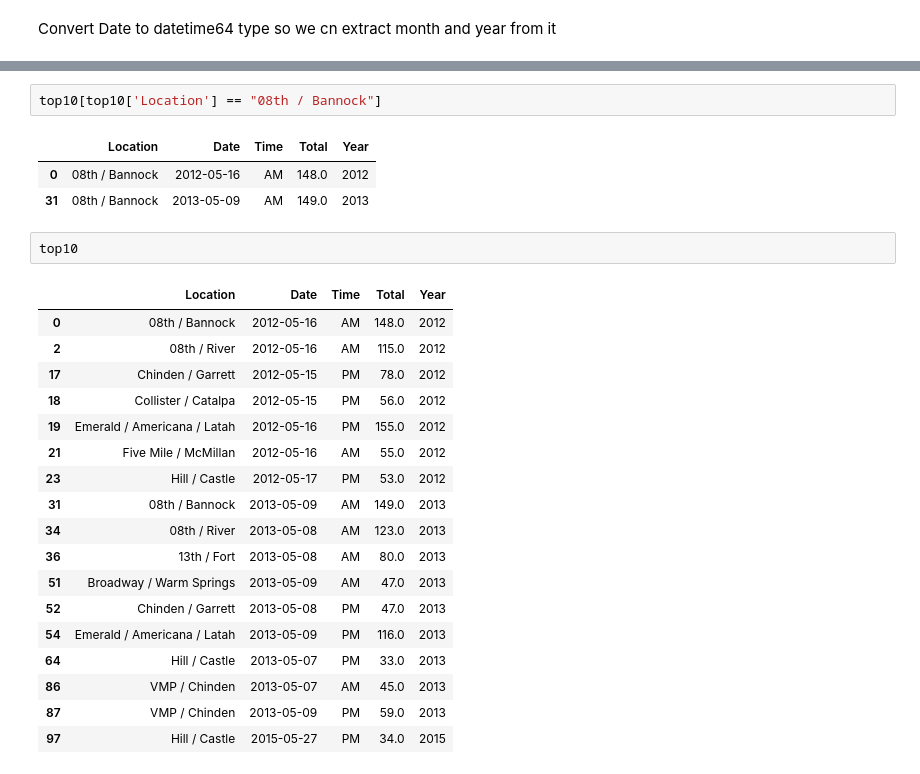
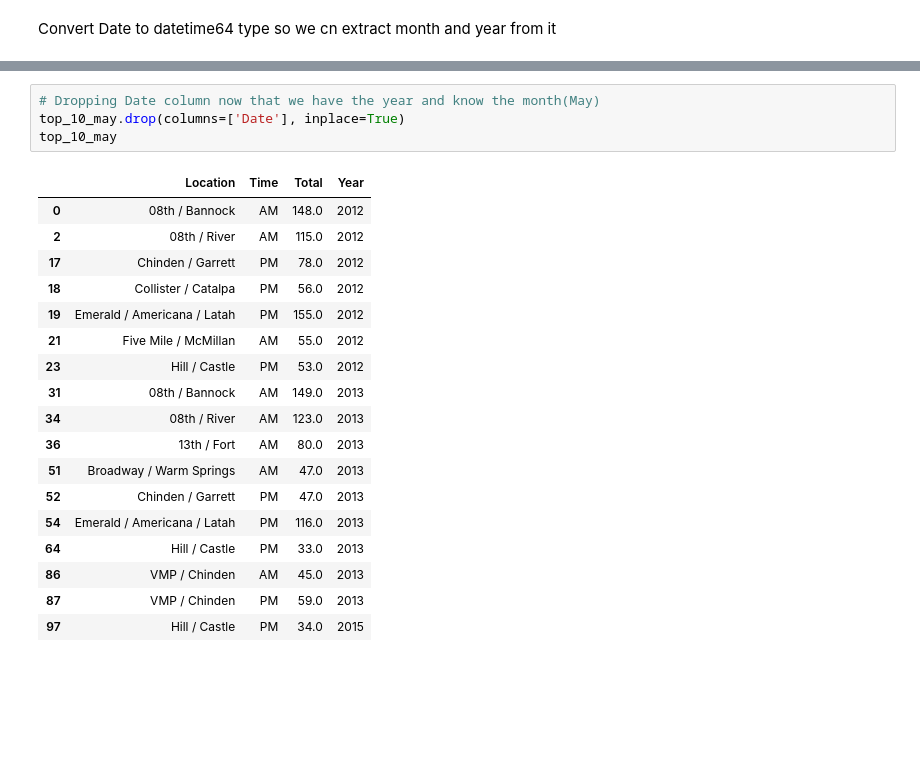
Before and after one commit to mikestefancic/TVCA, a Jupyter notebook: 04-tvca-infra.ipynb, the cells around one changed output, grey strips where cells are left out. Cells and saved outputs as stored; diff of their text form; blank space fills up the shorter version.

```diff
--- a/04-tvca-infra.ipynb
+++ b/04-tvca-infra.ipynb
@@ -282,31 +282,27 @@ Try using .loc[row_indexer,col_indexer] = value instead
 
 See the caveats in the documentation: http://pandas.pydata.org/pandas-docs/stable/indexing.html#indexing-view-versus-copy
   """Entry point for launching an IPython kernel.
-# %%
-top10[top10['Location'] == "08th / Bannock"]
-# %% [output]
-|  | Location | Date | Time | Total | Year |
-| 0 | 08th / Bannock | 2012-05-16 | AM | 148.0 | 2012 |
-| 31 | 08th / Bannock | 2013-05-09 | AM | 149.0 | 2013 |
-# %%
-top10
-# %% [output]
-|  | Location | Date | Time | Total | Year |
-| 0 | 08th / Bannock | 2012-05-16 | AM | 148.0 | 2012 |
-| 2 | 08th / River | 2012-05-16 | AM | 115.0 | 2012 |
-| 17 | Chinden / Garrett | 2012-05-15 | PM | 78.0 | 2012 |
-| 18 | Collister / Catalpa | 2012-05-15 | PM | 56.0 | 2012 |
-| 19 | Emerald / Americana / Latah | 2012-05-16 | PM | 155.0 | 2012 |
-| 21 | Five Mile / McMillan | 2012-05-16 | AM | 55.0 | 2012 |
-| 23 | Hill / Castle | 2012-05-17 | PM | 53.0 | 2012 |
-| 31 | 08th / Bannock | 2013-05-09 | AM | 149.0 | 2013 |
-| 34 | 08th / River | 2013-05-08 | AM | 123.0 | 2013 |
-| 36 | 13th / Fort | 2013-05-08 | AM | 80.0 | 2013 |
-| 51 | Broadway / Warm Springs | 2013-05-09 | AM | 47.0 | 2013 |
-| 52 | Chinden / Garrett | 2013-05-08 | PM | 47.0 | 2013 |
-| 54 | Emerald / Americana / Latah | 2013-05-09 | PM | 116.0 | 2013 |
-| 64 | Hill / Castle | 2013-05-07 | PM | 33.0 | 2013 |
-| 86 | VMP / Chinden | 2013-05-07 | AM | 45.0 | 2013 |
-| 87 | VMP / Chinden | 2013-05-09 | PM | 59.0 | 2013 |
-| 97 | Hill / Castle | 2015-05-27 | PM | 34.0 | 2015 |
+# %%
+# Dropping Date column now that we have the year and know the month(May)
+top_10_may.drop(columns=['Date'], inplace=True)
+top_10_may
+# %% [output]
+|  | Location | Time | Total | Year |
+| 0 | 08th / Bannock | AM | 148.0 | 2012 |
+| 2 | 08th / River | AM | 115.0 | 2012 |
+| 17 | Chinden / Garrett | PM | 78.0 | 2012 |
+| 18 | Collister / Catalpa | PM | 56.0 | 2012 |
+| 19 | Emerald / Americana / Latah | PM | 155.0 | 2012 |
+| 21 | Five Mile / McMillan | AM | 55.0 | 2012 |
+| 23 | Hill / Castle | PM | 53.0 | 2012 |
+| 31 | 08th / Bannock | AM | 149.0 | 2013 |
+| 34 | 08th / River | AM | 123.0 | 2013 |
+| 36 | 13th / Fort | AM | 80.0 | 2013 |
+| 51 | Broadway / Warm Springs | AM | 47.0 | 2013 |
+| 52 | Chinden / Garrett | PM | 47.0 | 2013 |
+| 54 | Emerald / Americana / Latah | PM | 116.0 | 2013 |
+| 64 | Hill / Castle | PM | 33.0 | 2013 |
+| 86 | VMP / Chinden | AM | 45.0 | 2013 |
+| 87 | VMP / Chinden | PM | 59.0 | 2013 |
+| 97 | Hill / Castle | PM | 34.0 | 2015 |
 # %%
```
Also changed, not shown: parts of 6 cells of this notebook.
